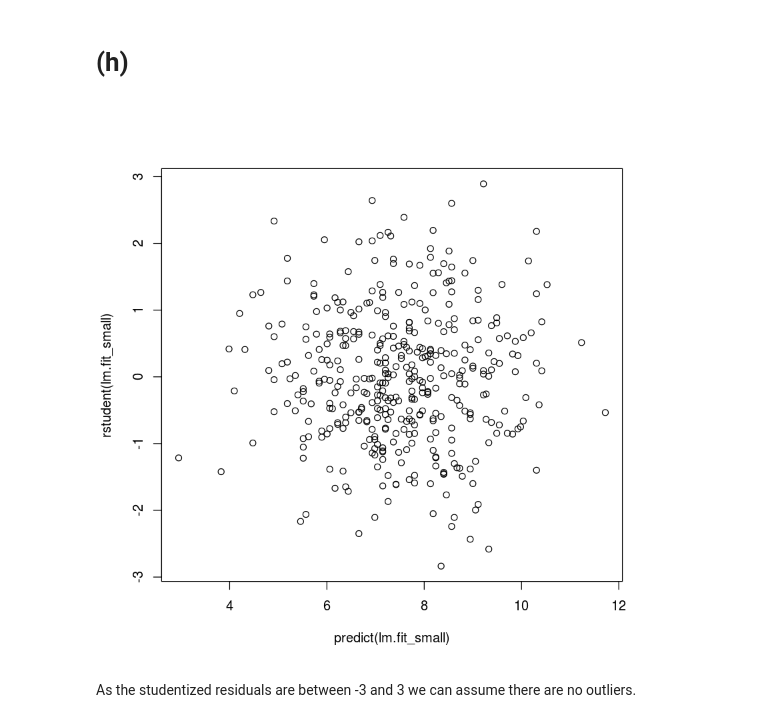
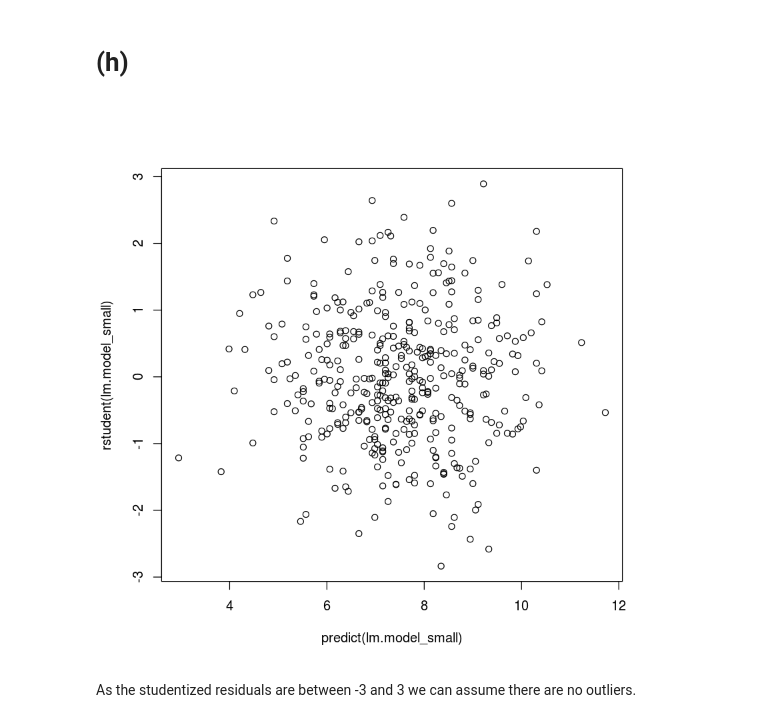
Before and after one commit to bhrzali/ISLR_assignments_applied, a Jupyter notebook: Chapter 3 Linear Regression/Q10/q10.ipynb, the cells around one changed output. Cells and saved outputs as stored; diff of their text form; code cells hidden in the pictures.

```diff
--- a/Chapter 3 Linear Regression/Q10/q10.ipynb
+++ b/Chapter 3 Linear Regression/Q10/q10.ipynb
@@ -26,8 +26,8 @@ summary(Carseats)
 # %% [markdown]
 # (a)
 # %%
-lm.fit = lm(Sales~Price+Urban+US,data=Carseats)
-summary(lm.fit)
+lm.model = lm(Sales~Price+Urban+US,data=Carseats)
+summary(lm.model)
 # %% [output]
 Call:
 lm(formula = Sales ~ Price + Urban + US, data = Carseats)
@@ -68,8 +68,8 @@ For Price and USYes we can reject the null hypothesis that their coefficents are
 # %% [markdown]
 # (e)
 # %%
-lm.fit_small = lm(Sales~Price+US,data=Carseats)
-summary(lm.fit_small)
+lm.model_small = lm(Sales~Price+US,data=Carseats)
+summary(lm.model_small)
 # %% [output]
 Call:
 lm(formula = Sales ~ Price + US, data = Carseats)
@@ -111,9 +111,9 @@ confint(lm.fit_small, level=0.95)
 # %% [markdown]
 # (h)
 # %%
-plot(predict(lm.fit_small),rstudent(lm.fit_small))
+plot(predict(lm.model_small),rstudent(lm.model_small))
 # %% [output]
-[figure, old version]
+[figure, new version]
 # %% [markdown]
 As the studentized residuals are between -3 and 3 we can assume there are no outliers.
 # %%
```
Also changed, not shown: parts of 3 cells of this notebook, 22 other files.
